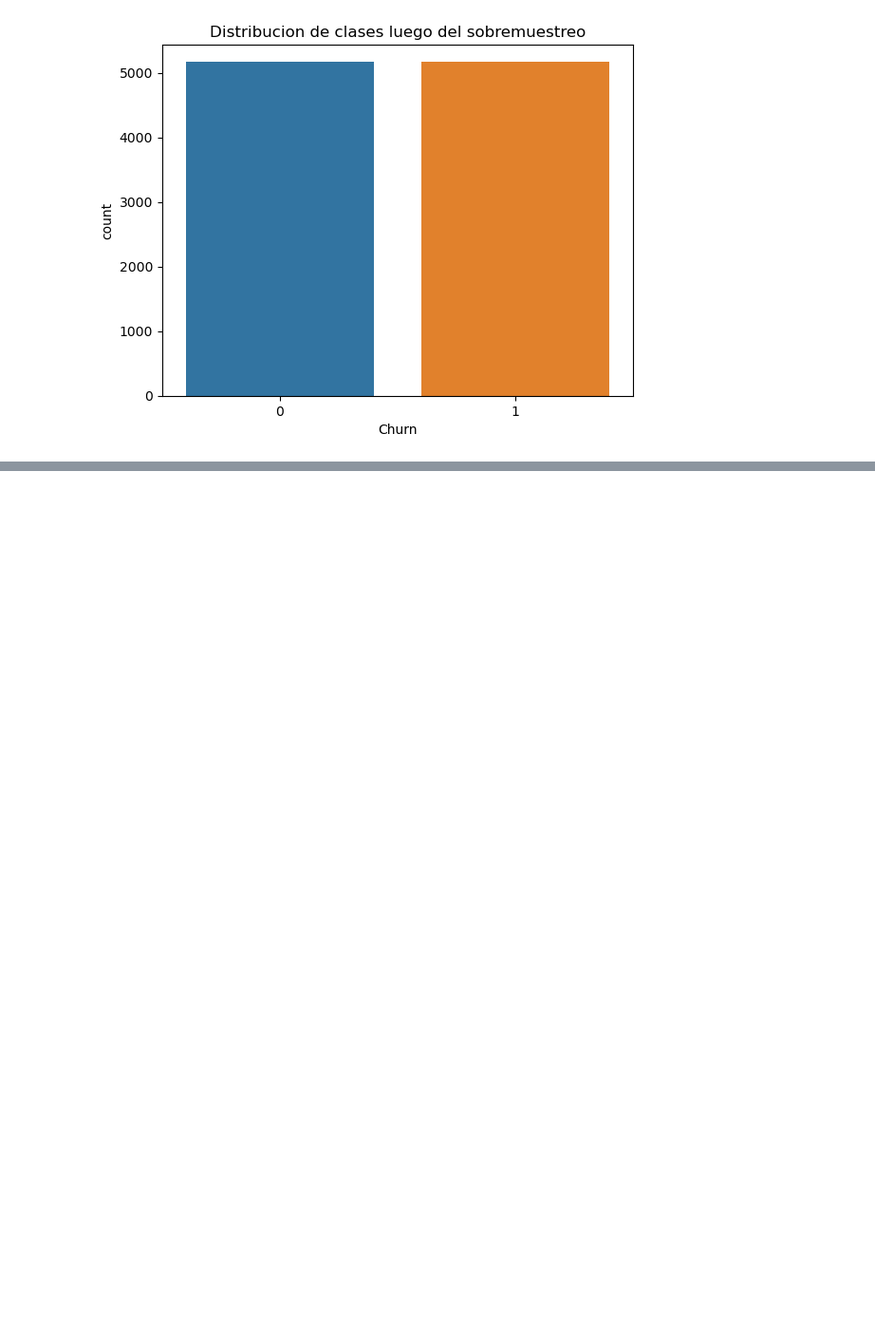
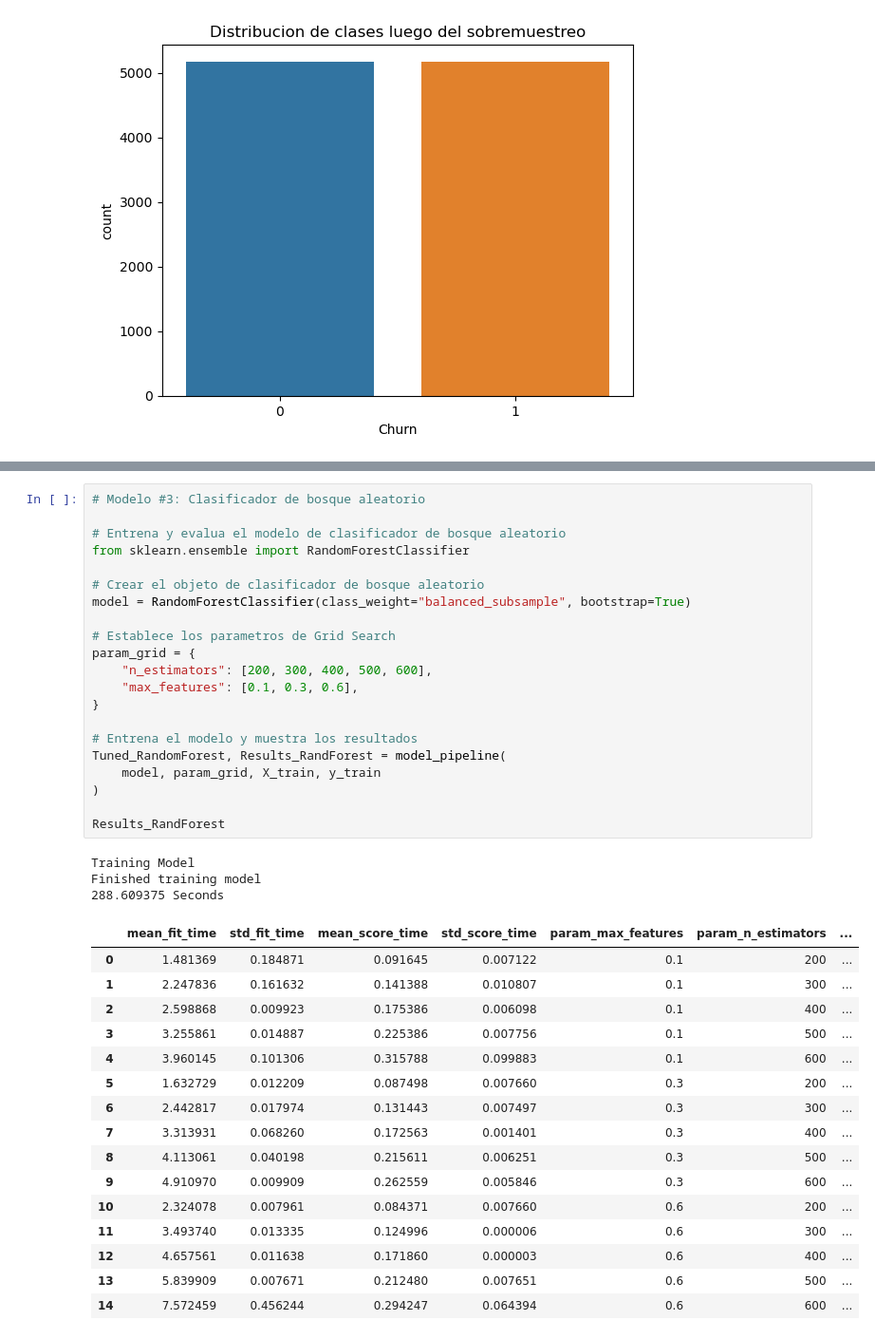
Before and after one commit to alainleo92/Participacion-Hackthon_IA, a Jupyter notebook: Churn.ipynb, the cells around one changed output, grey strips where cells are left out. Shown at 95% size. Saved outputs shown, nothing was run; the diff lists cells and outputs as text; blank space fills up the shorter version.

```diff
--- a/Churn.ipynb
+++ b/Churn.ipynb
@@ -564,0 +607,41 @@ array([[3110, 1020],
+# %%
+# Modelo #3: Clasificador de bosque aleatorio
+
+# Entrena y evalua el modelo de clasificador de bosque aleatorio
+from sklearn.ensemble import RandomForestClassifier
+
+# Crear el objeto de clasificador de bosque aleatorio
+model = RandomForestClassifier(class_weight="balanced_subsample", bootstrap=True)
+
+# Establece los parametros de Grid Search
+param_grid = {
+    "n_estimators": [200, 300, 400, 500, 600],
+    "max_features": [0.1, 0.3, 0.6],
+}
+
+# Entrena el modelo y muestra los resultados
+Tuned_RandomForest, Results_RandForest = model_pipeline(
+    model, param_grid, X_train, y_train
+)
+
+Results_RandForest
+# %% [output]
+Training Model
+Finished training model
+288.609375 Seconds
+|  | mean_fit_time | std_fit_time | mean_score_time | std_score_time | param_max_features | param_n_estimators | ... |
+| 0 | 1.481369 | 0.184871 | 0.091645 | 0.007122 | 0.1 | 200 | ... |
+| 1 | 2.247836 | 0.161632 | 0.141388 | 0.010807 | 0.1 | 300 | ... |
+| 2 | 2.598868 | 0.009923 | 0.175386 | 0.006098 | 0.1 | 400 | ... |
+| 3 | 3.255861 | 0.014887 | 0.225386 | 0.007756 | 0.1 | 500 | ... |
+| 4 | 3.960145 | 0.101306 | 0.315788 | 0.099883 | 0.1 | 600 | ... |
+| 5 | 1.632729 | 0.012209 | 0.087498 | 0.007660 | 0.3 | 200 | ... |
+| 6 | 2.442817 | 0.017974 | 0.131443 | 0.007497 | 0.3 | 300 | ... |
+| 7 | 3.313931 | 0.068260 | 0.172563 | 0.001401 | 0.3 | 400 | ... |
+| 8 | 4.113061 | 0.040198 | 0.215611 | 0.006251 | 0.3 | 500 | ... |
+| 9 | 4.910970 | 0.009909 | 0.262559 | 0.005846 | 0.3 | 600 | ... |
+| 10 | 2.324078 | 0.007961 | 0.084371 | 0.007660 | 0.6 | 200 | ... |
+| 11 | 3.493740 | 0.013335 | 0.124996 | 0.000006 | 0.6 | 300 | ... |
+| 12 | 4.657561 | 0.011638 | 0.171860 | 0.000003 | 0.6 | 400 | ... |
+| 13 | 5.839909 | 0.007671 | 0.212480 | 0.007651 | 0.6 | 500 | ... |
+| 14 | 7.572459 | 0.456244 | 0.294247 | 0.064394 | 0.6 | 600 | ... |
```
Also changed, not shown: parts of 53 cells of this notebook.
